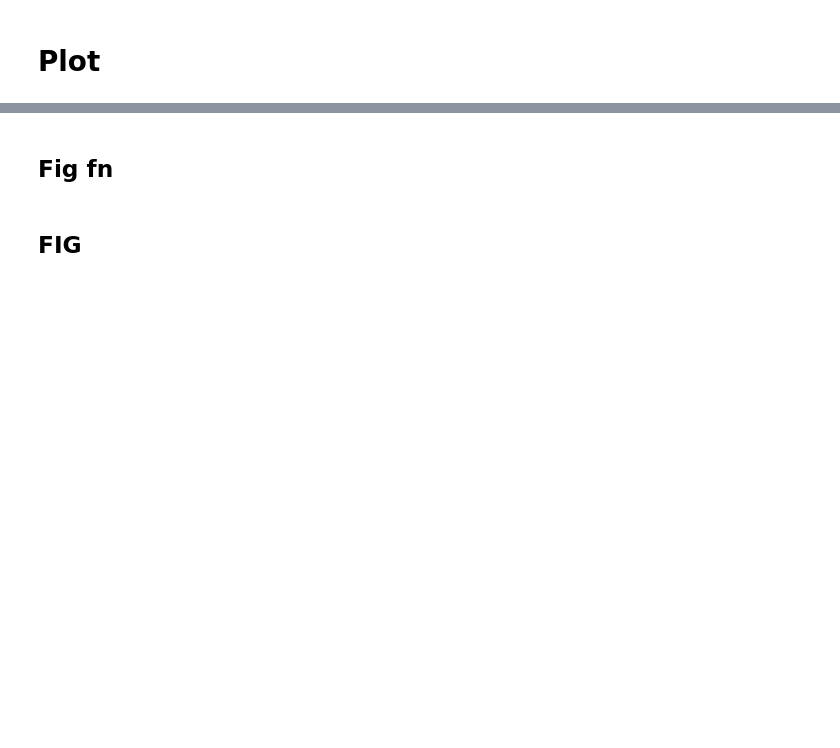
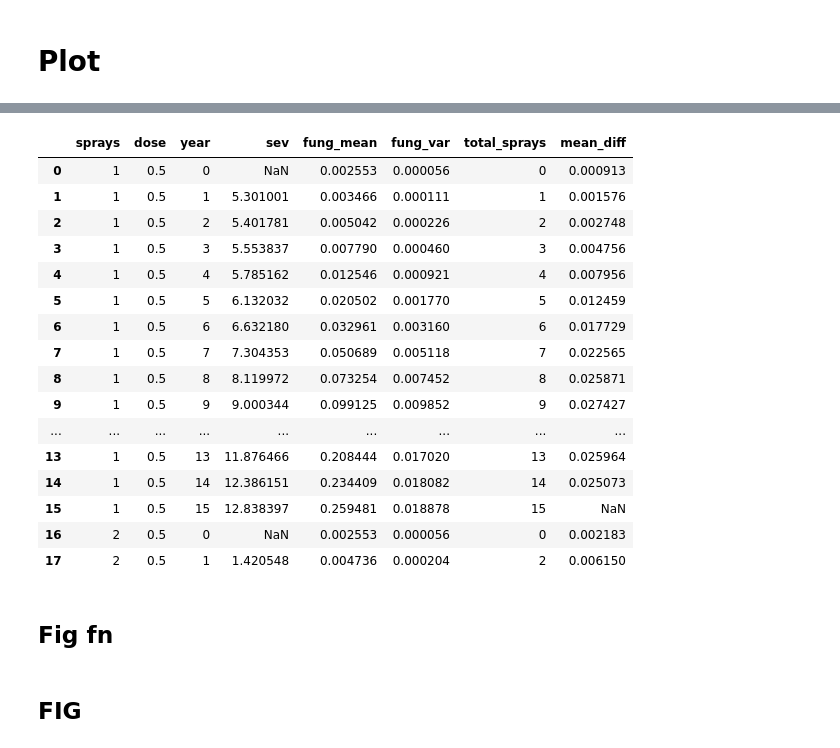
Before and after one commit to nt409/quant-res-doses, a Jupyter notebook: notebooks/101_fig1.ipynb, the cells around one changed output, grey strips where cells are left out. Drawn from its saved outputs; the diff is of its cells as text; code cells hidden in the pictures; blank space fills up the shorter version.

```diff
--- a/notebooks/101_fig1.ipynb
+++ b/notebooks/101_fig1.ipynb
@@ -126,3 +84,37 @@ df_use.head()
+# %%
+df_use = (
+    df_in
+    .join(
+    (
+        df_in
+        .groupby(['sprays', 'dose'])
+        .diff()
+        .loc[:, ['fung_mean']]
+        .shift(-1)
+        .rename(columns = {'fung_mean': 'mean_diff'})
+    )
+    )
+)
+
+df_use.head(18)
+# %% [output]
+|  | sprays | dose | year | sev | fung_mean | fung_var | total_sprays | mean_diff |
+| 0 | 1 | 0.5 | 0 | NaN | 0.002553 | 0.000056 | 0 | 0.000913 |
+| 1 | 1 | 0.5 | 1 | 5.301001 | 0.003466 | 0.000111 | 1 | 0.001576 |
+| 2 | 1 | 0.5 | 2 | 5.401781 | 0.005042 | 0.000226 | 2 | 0.002748 |
+| 3 | 1 | 0.5 | 3 | 5.553837 | 0.007790 | 0.000460 | 3 | 0.004756 |
+| 4 | 1 | 0.5 | 4 | 5.785162 | 0.012546 | 0.000921 | 4 | 0.007956 |
+| 5 | 1 | 0.5 | 5 | 6.132032 | 0.020502 | 0.001770 | 5 | 0.012459 |
+| 6 | 1 | 0.5 | 6 | 6.632180 | 0.032961 | 0.003160 | 6 | 0.017729 |
+| 7 | 1 | 0.5 | 7 | 7.304353 | 0.050689 | 0.005118 | 7 | 0.022565 |
+| 8 | 1 | 0.5 | 8 | 8.119972 | 0.073254 | 0.007452 | 8 | 0.025871 |
+| 9 | 1 | 0.5 | 9 | 9.000344 | 0.099125 | 0.009852 | 9 | 0.027427 |
+| ... | ... | ... | ... | ... | ... | ... | ... | ... |
+| 13 | 1 | 0.5 | 13 | 11.876466 | 0.208444 | 0.017020 | 13 | 0.025964 |
+| 14 | 1 | 0.5 | 14 | 12.386151 | 0.234409 | 0.018082 | 14 | 0.025073 |
+| 15 | 1 | 0.5 | 15 | 12.838397 | 0.259481 | 0.018878 | 15 | NaN |
+| 16 | 2 | 0.5 | 0 | NaN | 0.002553 | 0.000056 | 0 | 0.002183 |
+| 17 | 2 | 0.5 | 1 | 1.420548 | 0.004736 | 0.000204 | 2 | 0.006150 |
 # %% [markdown]
 ## Fig fn
 # %%
```
Also changed, not shown: parts of 13 cells of this notebook, 4 other files.
